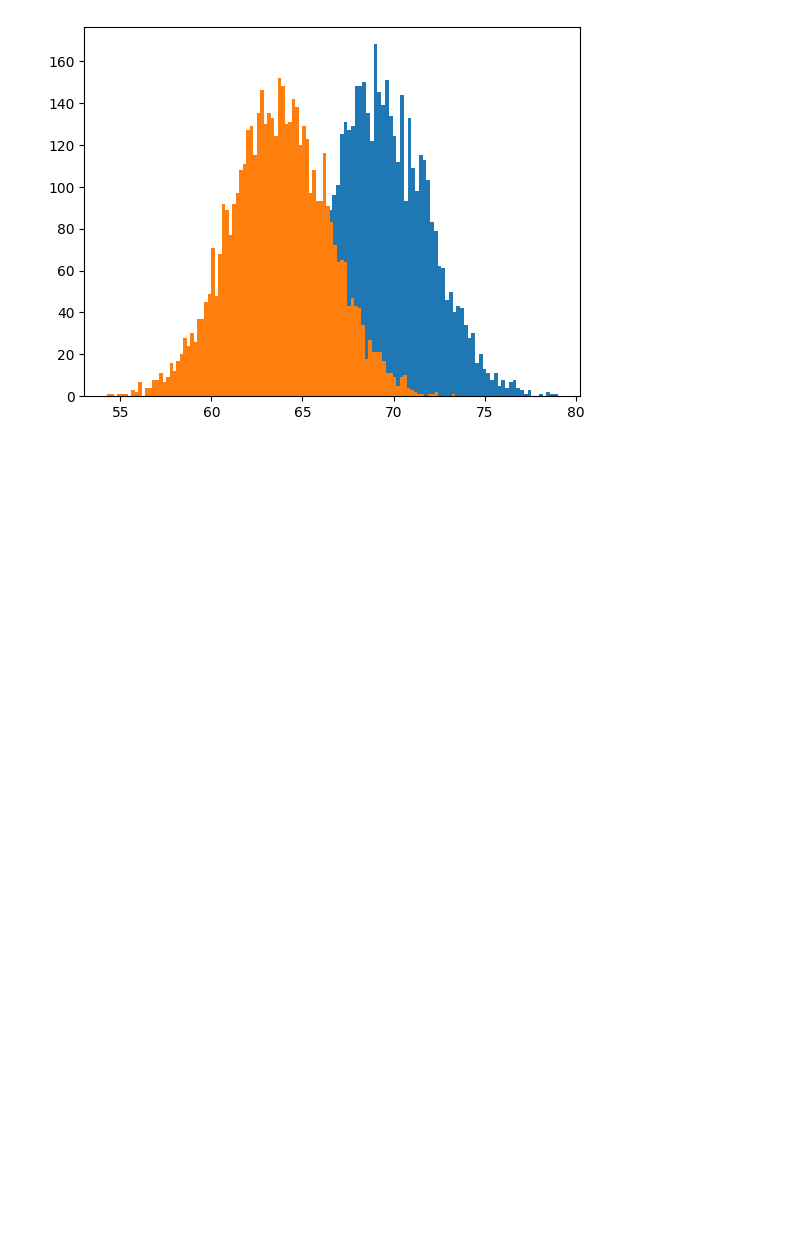
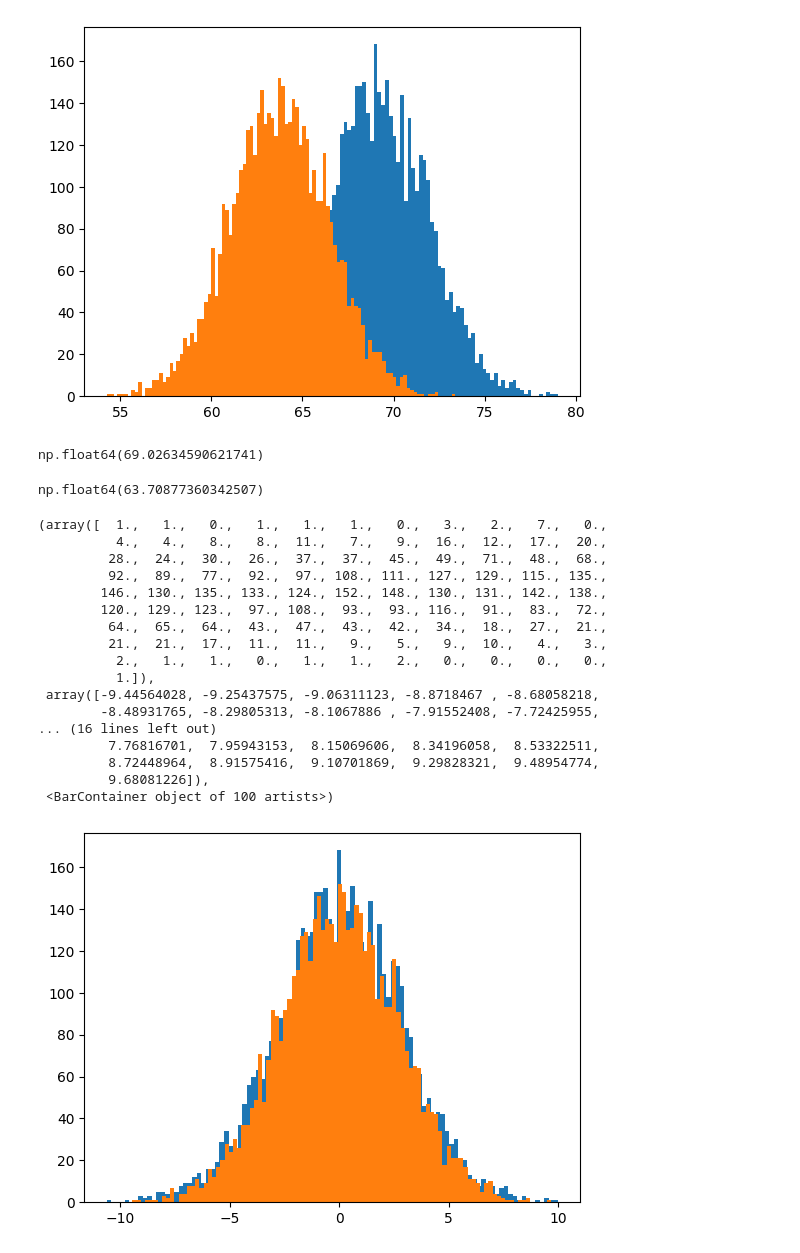
Before and after one commit to najibifar/Data_Analysis, a Jupyter notebook: StatsBasic/kstest.ipynb, the cells around one changed output. Saved outputs shown, nothing was run; the diff lists cells and outputs as text; code cells hidden in the pictures; blank space fills up the shorter version.

```diff
--- a/StatsBasic/kstest.ipynb
+++ b/StatsBasic/kstest.ipynb
@@ -133,3 +133,37 @@ plt.hist((females_h.sort_values()), bins=100)
         73.38958587]),
  <BarContainer object of 100 artists>)
 [figure]
+# %%
+males_h.mean()
+# %% [output]
+np.float64(69.02634590621741)
+# %%
+females_h.mean()
+# %% [output]
+np.float64(63.70877360342507)
+# %%
+nmales_h = males_h - males_h.mean()
+# %%
+nfemales_h = females_h - females_h.mean()
+# %%
+plt.hist((nmales_h.sort_values()), bins=100)
+plt.hist((nfemales_h.sort_values()), bins=100)
+# %% [output]
+(array([  1.,   1.,   0.,   1.,   1.,   1.,   0.,   3.,   2.,   7.,   0.,
+          4.,   4.,   8.,   8.,  11.,   7.,   9.,  16.,  12.,  17.,  20.,
+         28.,  24.,  30.,  26.,  37.,  37.,  45.,  49.,  71.,  48.,  68.,
+         92.,  89.,  77.,  92.,  97., 108., 111., 127., 129., 115., 135.,
+        146., 130., 135., 133., 124., 152., 148., 130., 131., 142., 138.,
+        120., 129., 123.,  97., 108.,  93.,  93., 116.,  91.,  83.,  72.,
+         64.,  65.,  64.,  43.,  47.,  43.,  42.,  34.,  18.,  27.,  21.,
+         21.,  21.,  17.,  11.,  11.,   9.,   5.,   9.,  10.,   4.,   3.,
+          2.,   1.,   1.,   0.,   1.,   1.,   2.,   0.,   0.,   0.,   0.,
+          1.]),
+ array([-9.44564028, -9.25437575, -9.06311123, -8.8718467 , -8.68058218,
+        -8.48931765, -8.29805313, -8.1067886 , -7.91552408, -7.72425955,
+... (16 lines left out)
+         7.76816701,  7.95943153,  8.15069606,  8.34196058,  8.53322511,
+         8.72448964,  8.91575416,  9.10701869,  9.29828321,  9.48954774,
+         9.68081226]),
+ <BarContainer object of 100 artists>)
+[figure, added]
```
Also changed, not shown: parts of 5 cells of this notebook.
